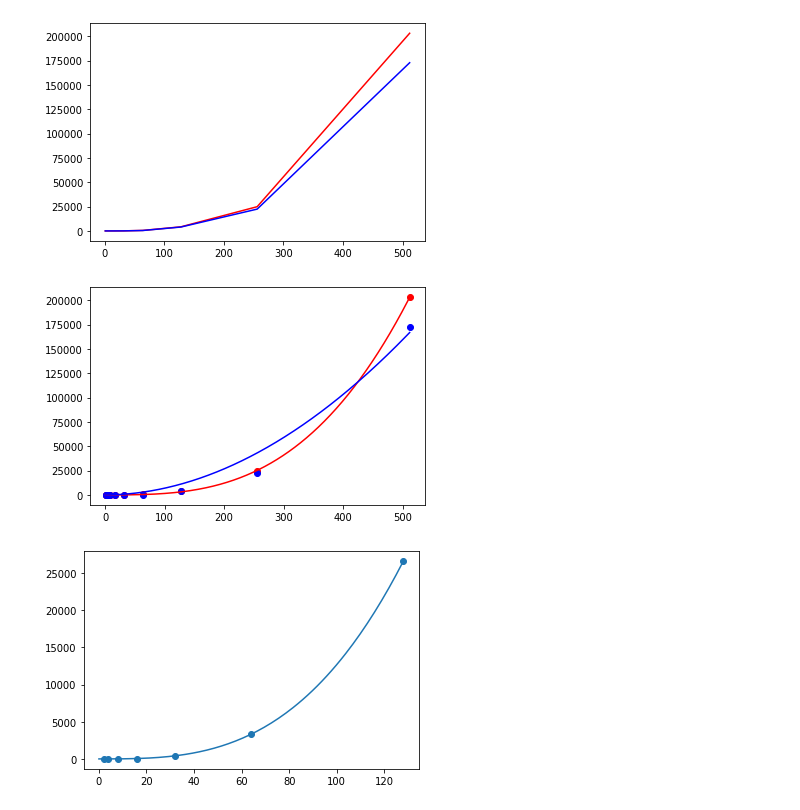
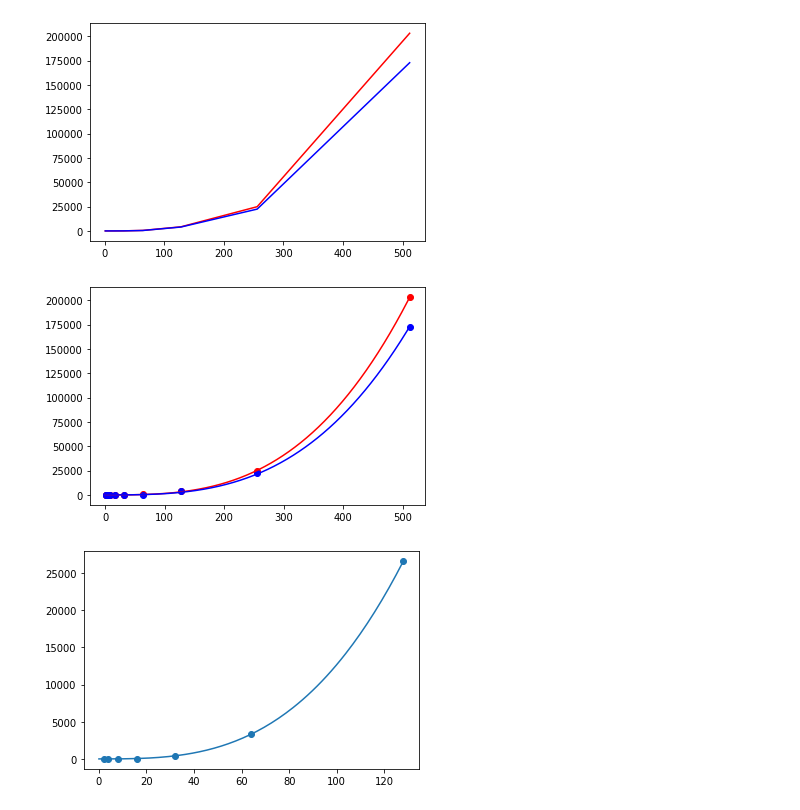
Before and after one commit to RamiNaim/Analysis-and-development-of-algorithms, a Jupyter notebook: task8/matrix_mult.ipynb, the cells around one changed output. Saved outputs shown, nothing was run; the diff lists cells and outputs as text; code cells hidden in the pictures.

```diff
--- a/task8/matrix_mult.ipynb
+++ b/task8/matrix_mult.ipynb
@@ -285,30 +285,30 @@ _ = plt.plot(df_naive.N, df_strassen.t, color='b')
 # %%
 from scipy.optimize import curve_fit
 
 def cubic(x, a):
     return a*x**3
 
 def nlog7(x, a):
     return a * x**np.log(7)
 
 
 _ = plt.scatter(df_naive.N, df_naive.t, color='r')
 _ = plt.scatter(df_naive.N, df_strassen.t, color='b')
 
 
 popt, pcov = curve_fit(cubic, df_naive.N, df_naive.t)
 
 plt.plot(np.linspace(0, 512, 512), cubic(np.linspace(0, 512, 512), popt[0]), color='r')
 # _ = plt.plot(df_naive.N, df_naive.t)
 
 
 
-popt, pcov = curve_fit(nlog7, df_naive.N, df_strassen.t)
+popt, pcov = curve_fit(cubic, df_naive.N, df_strassen.t)
 
-_ = plt.plot(np.linspace(0, 512, 512), nlog7(np.linspace(0, 512, 512), popt[0]), color='b')
+_ = plt.plot(np.linspace(0, 512, 512), cubic(np.linspace(0, 512, 512), popt[0]), color='b')
 # _ = plt.plot(df_naive.N, df_strassen.t)
 # %% [output]
-[figure, old version]
+[figure, new version]
 # %%
 popt, pcov = curve_fit(cubic, df_naive.N, df_strassen.t)
 
```
